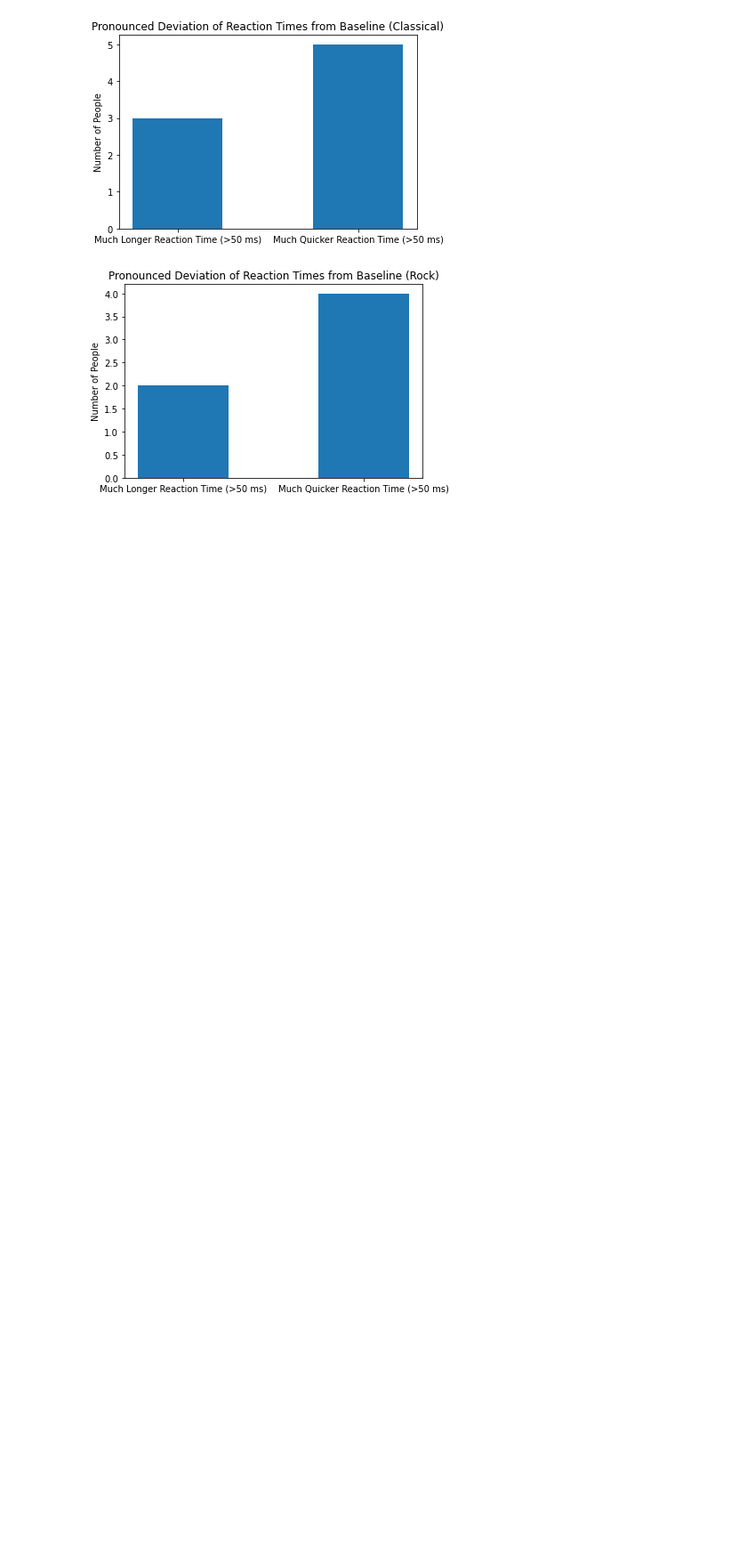
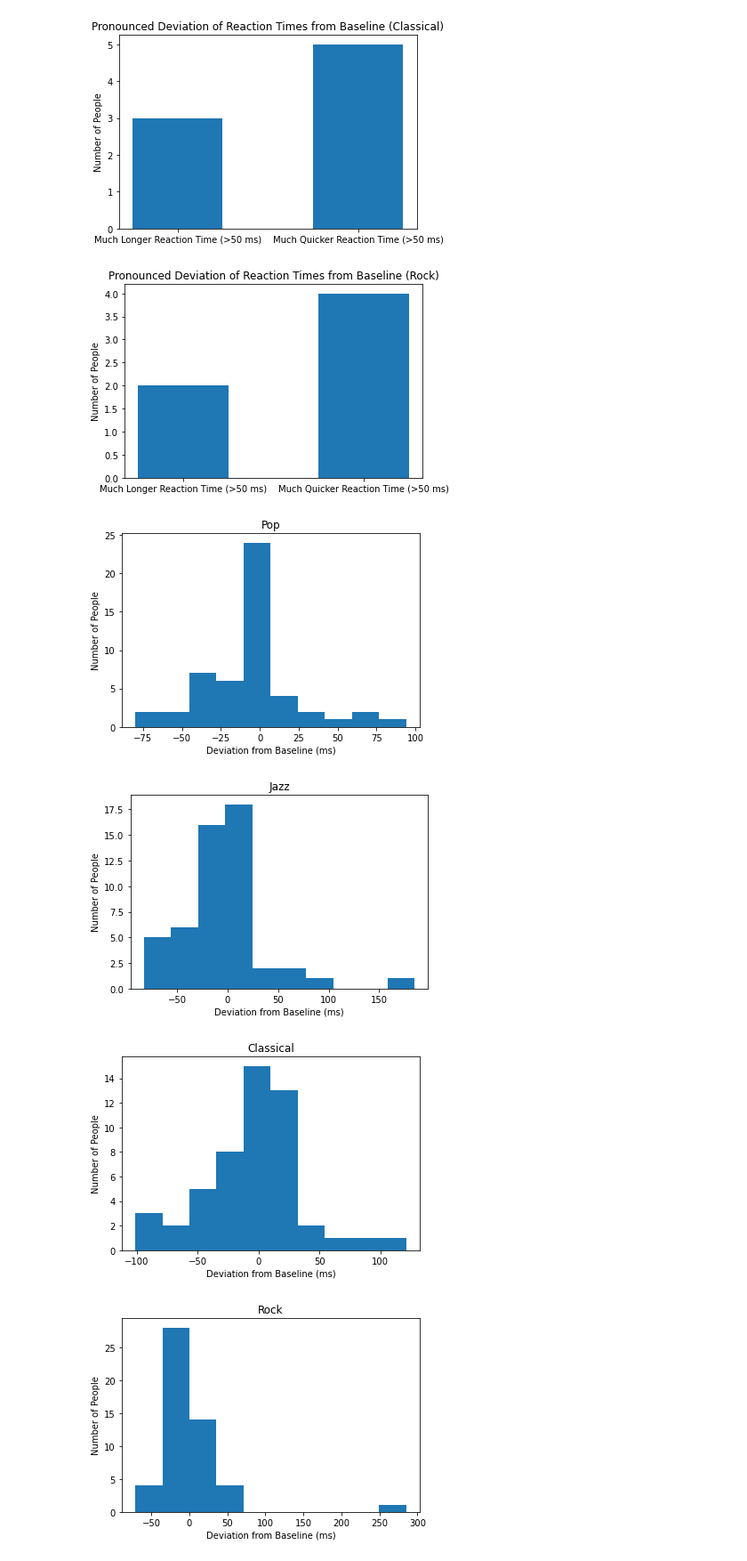
Before and after one commit to kzhang7802/Tuning-In-to-Tempo, a Jupyter notebook: Tuning in to Tempo.ipynb, the cells around one changed output. Shown at 89% size. Drawn from its saved outputs; the diff is of its cells as text; code cells hidden in the pictures; blank space fills up the shorter version.

```diff
--- a/Tuning in to Tempo.ipynb
+++ b/Tuning in to Tempo.ipynb
@@ -119,3 +119,24 @@ for i in range(4):
 [figure]
 [figure]
 [figure]
+# %%
+import numpy as np
+
+pop_deviations = alternate_df['Reaction Time Deviation #1'].to_numpy()
+jazz_deviations = alternate_df['Reaction Time Deviation #2'].to_numpy()
+classical_deviations = alternate_df['Reaction Time Deviation #3'].to_numpy()
+rock_deviations = alternate_df['Reaction Time Deviation #4'].to_numpy()
+
+histogram_selections = [pop_deviations, jazz_deviations, classical_deviations, rock_deviations]
+
+for i in range(4):
+    plt.hist(histogram_selections[i])
+    plt.title(f'{song_genre[i]}')
+    plt.xlabel('Deviation from Baseline (ms)')
+    plt.ylabel('Number of People')
+    plt.show()
+# %% [output]
+[figure, added]
+[figure, added]
+[figure, added]
+[figure, added]
```
